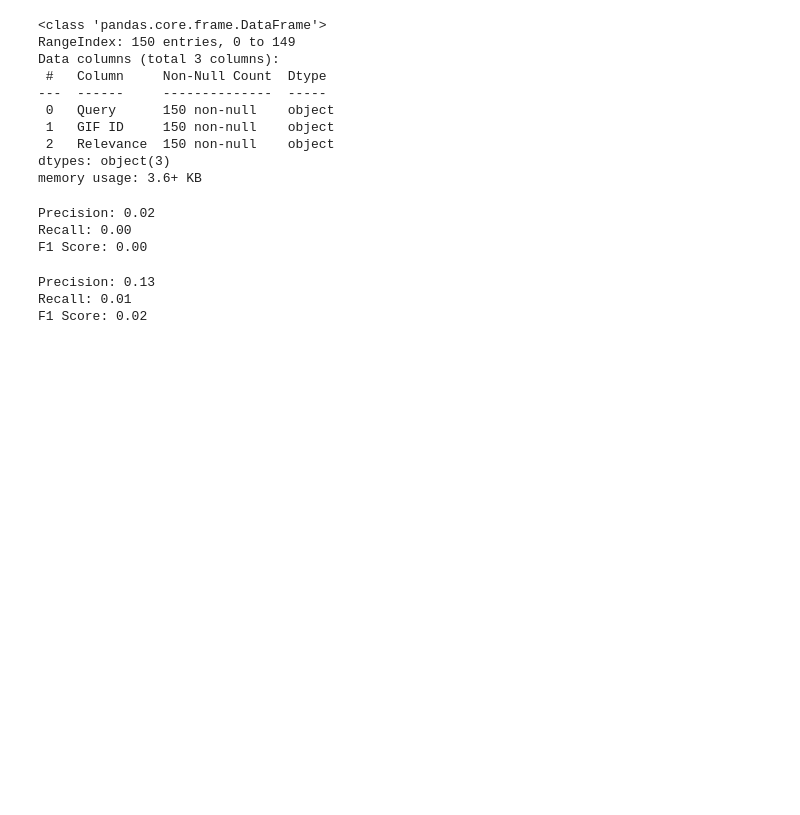
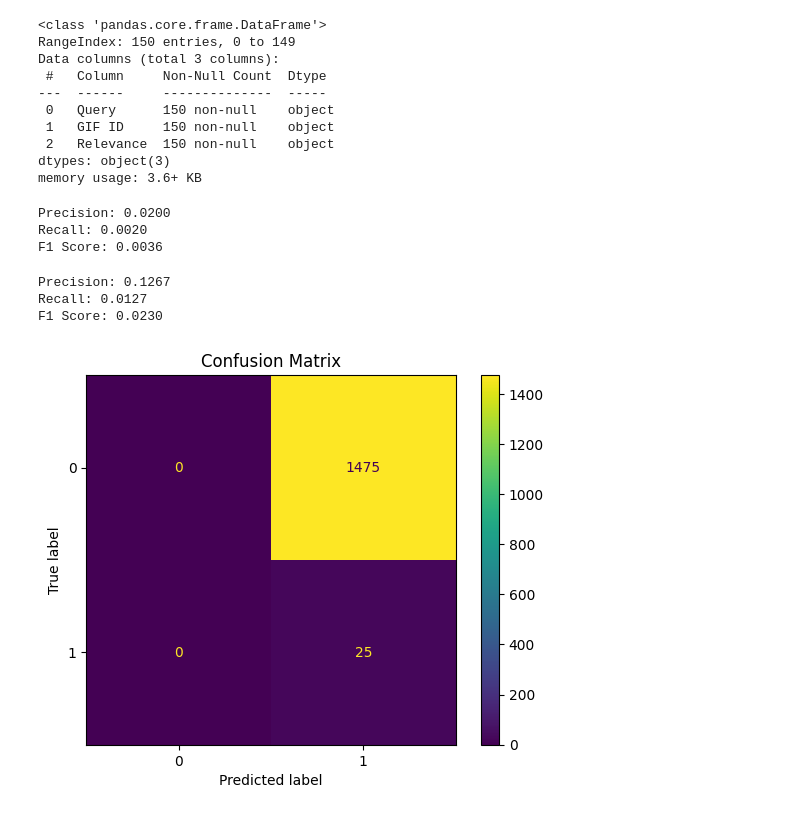
Before and after one commit to sofiecook/4200final, a Jupyter notebook: final.ipynb, the cells around one changed output. Saved outputs shown, nothing was run; the diff lists cells and outputs as text; code cells hidden in the pictures; blank space fills up the shorter version.

```diff
--- a/final.ipynb
+++ b/final.ipynb
@@ -328,13 +329,13 @@ def evaluate_model(annotated_queries, top_n=10):
     return avg_precision, avg_recall, avg_f1
 # %%
 precision, recall, f1 = evaluate_model(annotated_queries)
-print(f"Precision: {precision:.2f}")
-print(f"Recall: {recall:.2f}")
-print(f"F1 Score: {f1:.2f}")
+print(f"Precision: {precision:.4f}")
+print(f"Recall: {recall:.4f}")
+print(f"F1 Score: {f1:.4f}")
 # %% [output]
-Precision: 0.02
-Recall: 0.00
-F1 Score: 0.00
+Precision: 0.0200
+Recall: 0.0020
+F1 Score: 0.0036
 # %%
 from sklearn.metrics import precision_recall_fscore_support
 
@@ -373,10 +374,34 @@ def evaluate_model_old(annotated_queries, top_n=10):
     return avg_precision, avg_recall, avg_f1
 # %%
 precision_old, recall_old, f1_old = evaluate_model_old(annotated_queries)
-print(f"Precision: {precision_old:.2f}")
-print(f"Recall: {recall_old:.2f}")
-print(f"F1 Score: {f1_old:.2f}")
+print(f"Precision: {precision_old:.4f}")
+print(f"Recall: {recall_old:.4f}")
+print(f"F1 Score: {f1_old:.4f}")
 # %% [output]
-Precision: 0.13
-Recall: 0.01
-F1 Score: 0.02
+Precision: 0.1267
+Recall: 0.0127
+F1 Score: 0.0230
+# %%
+import matplotlib.pyplot as plt
+from sklearn.metrics import ConfusionMatrixDisplay
+import numpy as np
+
+# Assuming binary relevance (relevant vs. not relevant)
+y_true = []
+y_pred = []
+
+for _, row in annotated_queries.iterrows():
+    query = row['Query']
+    relevant_gifs = set(row['GIF ID'].split(','))
+    top_results = retrieve_gifs(query, top_n=10)['GIF ID']
+    y_true.append([1 if gif_id in relevant_gifs else 0 for gif_id in top_results])
+    y_pred.append([1] * len(top_results))  # Predict all top-N as relevant
+
+y_true_flat = np.concatenate(y_true)
+y_pred_flat = np.concatenate(y_pred)
+
+ConfusionMatrixDisplay.from_predictions(y_true_flat, y_pred_flat)
+plt.title("Confusion Matrix")
+plt.show()
+# %% [output]
+[figure, added]
```
Also changed, not shown: parts of 4 cells of this notebook.
